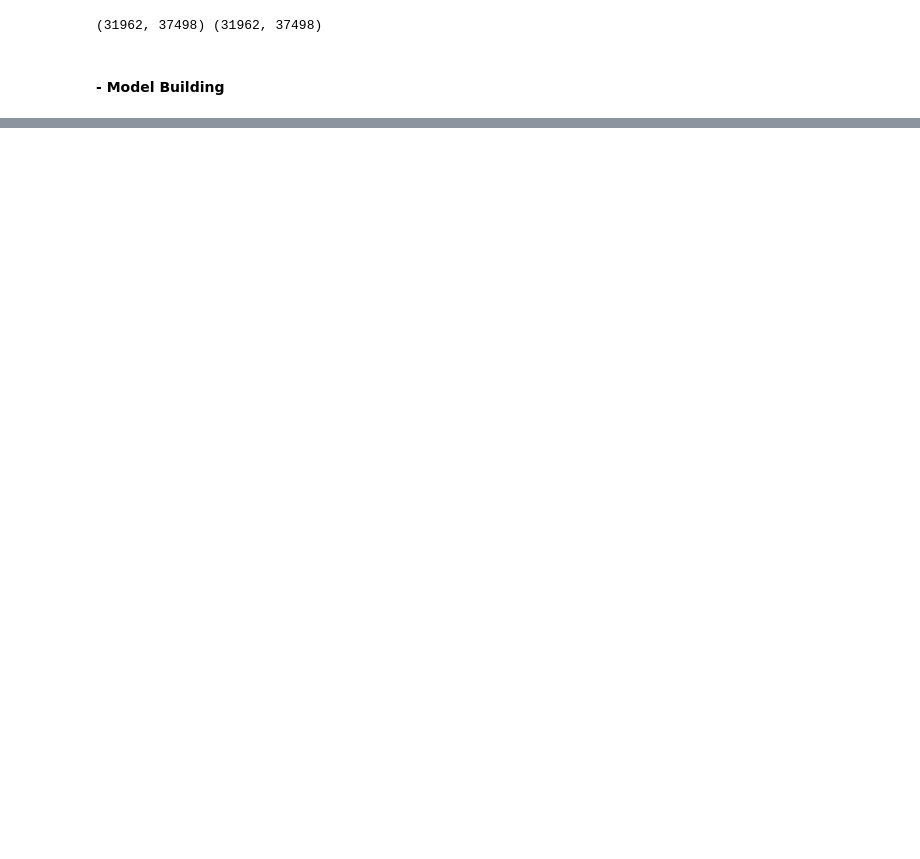
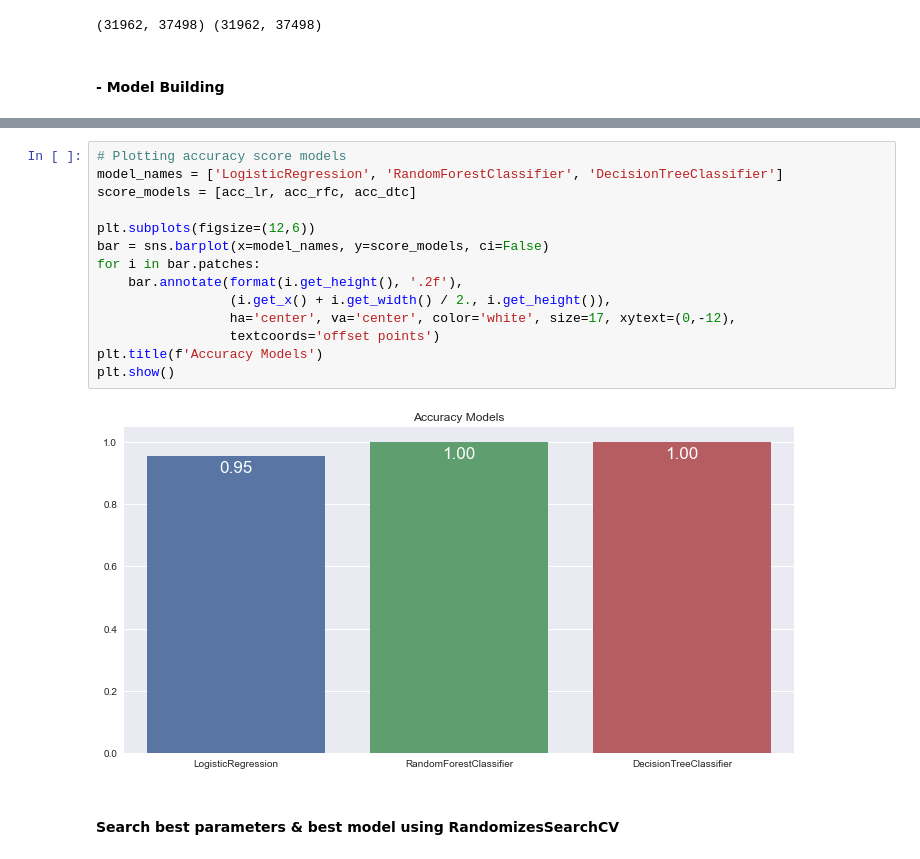
Before and after one commit to AgungYogaSetiawan/Sentiment-Analysis, a Jupyter notebook: Sentiment Analysis.ipynb, the cells around one changed output, grey strips where cells are left out. Cells and saved outputs as stored; diff of their text form; blank space fills up the shorter version.

```diff
--- a/Sentiment Analysis.ipynb
+++ b/Sentiment Analysis.ipynb
@@ -256,0 +383,18 @@ print(X_train_vec.shape, X_train_idf.shape)
+# %%
+# Plotting accuracy score models
+model_names = ['LogisticRegression', 'RandomForestClassifier', 'DecisionTreeClassifier']
+score_models = [acc_lr, acc_rfc, acc_dtc]
+
+plt.subplots(figsize=(12,6))
+bar = sns.barplot(x=model_names, y=score_models, ci=False)
+for i in bar.patches:
+    bar.annotate(format(i.get_height(), '.2f'),
+                 (i.get_x() + i.get_width() / 2., i.get_height()),
+                 ha='center', va='center', color='white', size=17, xytext=(0,-12),
+                 textcoords='offset points')
+plt.title(f'Accuracy Models')
+plt.show()
+# %% [output]
+[figure, added]
+# %% [markdown]
+#### Search best parameters & best model using RandomizesSearchCV
```
Also changed, not shown: parts of 14 cells of this notebook, 1 other file.
